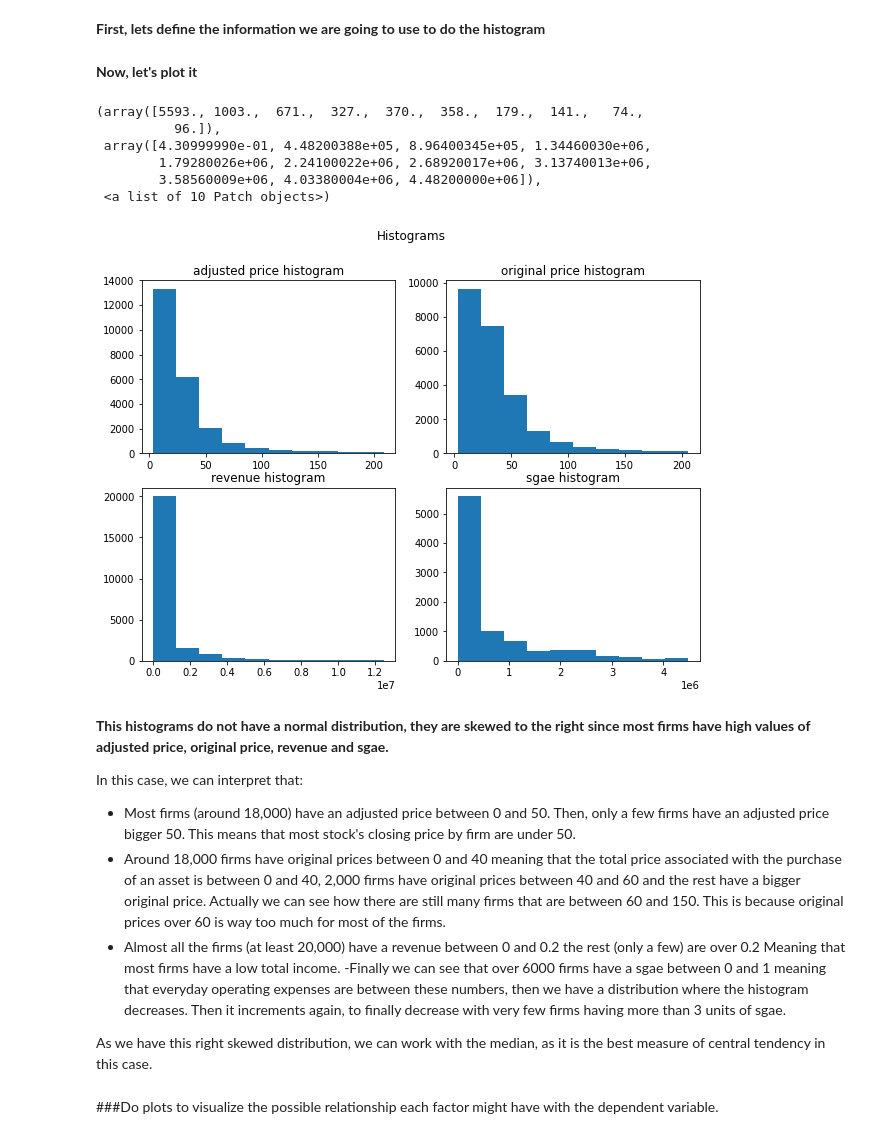
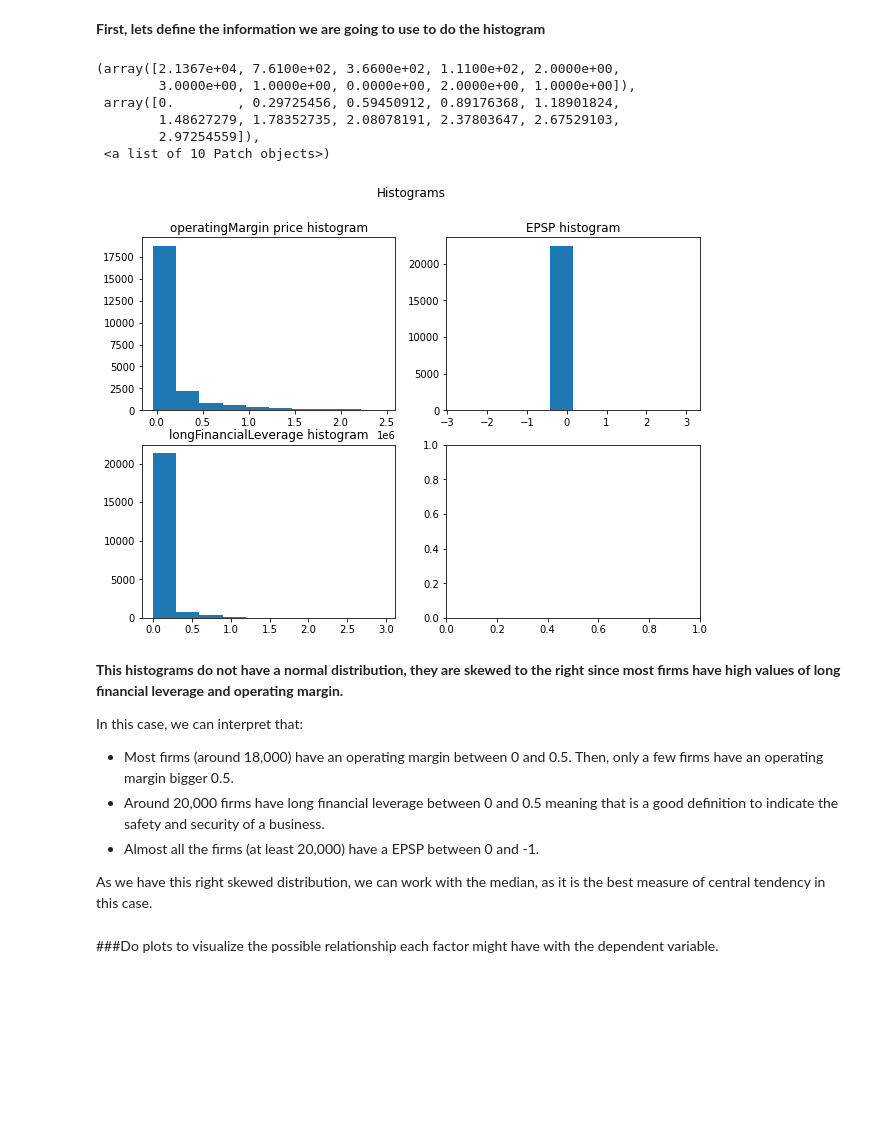
Before and after one commit to KarenRugerioA/Karen-s-Workshops, a Jupyter notebook: USFirmsAnalysis/USAFirms.ipynb, the cells around one changed output. Cells and saved outputs as stored; diff of their text form; code cells hidden in the pictures; blank space fills up the shorter version.

```diff
--- a/USFirmsAnalysis/USAFirms.ipynb
+++ b/USFirmsAnalysis/USAFirms.ipynb
@@ -705,7 +886,7 @@ financialData.set_index(['firm', 'qdate'], inplace=True)
 # %%
 #Getting the operating margin
 financialData['ebit'] = financialData.revenue - financialData.cogs - financialData.sgae - financialData.otheropexp
-financialData['operatingMargin'] = financialData.ebit / financialData.revenue
+financialData['operatingMargin'] = financialData.ebit / (financialData.revenue != 0)
 #Create a temporary dataset to work the information
 financialDataOM = financialData
 #Drop infinite data
@@ -951,8 +1125,8 @@ def RCC(price):
 # %%
 #Group dataset by firm, get the actual adjusted price and the shift 4, for making it a year
-financialData['r'] = financialData.groupby(['firm'])['adjprice'].shift(4).agg(RCC)
+financialData['r'] = np.log(financialData['adjprice'] - np.log(financialData['adjprice'].shift(4)))
 #Showing results
-financialData[['q', 'Name' ,'adjprice', 'r', 'shortdebt','totalassets']].dropna()
+financialData[['q', 'Name' ,'adjprice', 'r', 'shortdebt','totalassets']]
 # %% [output]
 |  |  | q | Name | adjprice | r | shortdebt | totalassets |
 | firm | qdate |  |  |  |  |  |  |
@@ -998,48 +1162,40 @@ corr.style.background_gradient(cmap='coolwarm')
 # %% [markdown]
 **First, lets define the information we are going to use to do the histogram**
 # %%
-#Define information to get financial adjusted price histogram
-financialDataADJ = financialData[(financialData["adjprice"] < financialData["adjprice"].quantile(.975)) & (financialData["adjprice"] > financialData["adjprice"].quantile(.025))]
-#Define information to get original price histogram
-financialDataOP = financialData[(financialData["originalprice"] < financialData["originalprice"].quantile(.975)) & (financialData["originalprice"] > financialData["originalprice"].quantile(.025))]
+#Define information to get financial operating margin histogram
+financialDataADJ = financialData[(financialData["operatingMargin"] < financialData["operatingMargin"].quantile(.975)) & (financialData["operatingMargin"] > financialData["operatingMargin"].quantile(.025))]
 #Define information to get revenue histogram
-financialDataRev = financialData[(financialData["revenue"] < financialData["revenue"].quantile(.975)) & (financialData["revenue"] > financialData["revenue"].quantile(.025))]
-#Define information to get sgae histogram
-financialDataSgae = financialData[(financialData["sgae"] < financialData["sgae"].quantile(.975)) & (financialData["sgae"] > financialData["sgae"].quantile(.025))]
+financialDataRev = financialData[(financialData["EPSP"] < financialData["EPSP"].quantile(.975)) & (financialData["EPSP"] > financialData["EPSP"].quantile(.025))]
+#Define information to get long Financial Leverage histogram
+financialDataSgae = financialData[(financialData["longFinancialLeverage"] < financialData["longFinancialLeverage"].quantile(.975)) & (financialData["longFinancialLeverage"] > financialData["longFinancialLeverage"].quantile(.025))]
-# %% [markdown]
-**Now, let's plot it**
 # %%
 fig, ax = plt.subplots(2, 2, figsize=(10,7))
 #fig, axs = plt.subplots(2, 2, figsize=(15, 15))
 fig.suptitle('Histograms')
-#Adjusted price histogram
-ax[0, 0].set_title('adjusted price histogram')
-ax[0, 0].hist(financialDataADJ['adjprice'])
-#Original price histogram
-ax[0, 1].set_title('original price histogram')
-ax[0, 1].hist(financialDataOP['originalprice'])
-#Revenue histogram
-ax[1, 0].set_title('revenue histogram')
-ax[1, 0].hist(financialDataRev['revenue'])
-#Sgae histogram
-ax[1, 1].set_title('sgae histogram')
-ax[1, 1].hist(financialDataSgae['sgae'])
+#operating margin histogram
+ax[0, 0].set_title('operatingMargin price histogram')
+ax[0, 0].hist(financialDataADJ['operatingMargin'])
+#EPSP histogram
+ax[0, 1].set_title('EPSP histogram')
+ax[0, 1].hist(financialDataOP['EPSP'])
+#longFinancialLeverage histogram
+ax[1, 0].set_title('longFinancialLeverage histogram')
+ax[1, 0].hist(financialDataRev['longFinancialLeverage'])
 # %% [output]
-(array([5593., 1003.,  671.,  327.,  370.,  358.,  179.,  141.,   74.,
-          96.]),
- array([4.30999990e-01, 4.48200388e+05, 8.96400345e+05, 1.34460030e+06,
-        1.79280026e+06, 2.24100022e+06, 2.68920017e+06, 3.13740013e+06,
-        3.58560009e+06, 4.03380004e+06, 4.48200000e+06]),
+(array([2.1367e+04, 7.6100e+02, 3.6600e+02, 1.1100e+02, 2.0000e+00,
+        3.0000e+00, 1.0000e+00, 0.0000e+00, 2.0000e+00, 1.0000e+00]),
+ array([0.        , 0.29725456, 0.59450912, 0.89176368, 1.18901824,
+        1.48627279, 1.78352735, 2.08078191, 2.37803647, 2.67529103,
+        2.97254559]),
  <a list of 10 Patch objects>)
-[figure, old version]
+[figure, new version]
 # %% [markdown]
-**This histograms do not have a normal distribution, they are skewed to the right since most firms have high values of adjusted price, original price, revenue and sgae.**
+**This histograms do not have a normal distribution, they are skewed to the right since most firms have high values of long financial leverage and operating margin.**
 
 In this case, we can interpret that:
-- Most firms (around 18,000) have an adjusted price between 0 and 50. Then, only a few firms have an adjusted price bigger 50. This means that most stock's closing price by firm are under 50.
-- Around 18,000 firms have original prices between 0 and 40 meaning that the  total price associated with the purchase of an asset is between 0 and 40, 2,000 firms have original prices between 40 and 60 and the rest have a bigger original price. Actually we can see how there are still many firms that are between 60 and 150. This is because original prices over 60 is way too much for most of the firms.
-- Almost all the firms (at least 20,000) have a revenue between 0 and 0.2 the rest (only a few) are over 0.2 Meaning that most firms have a low total income.
--Finally we can see that over 6000 firms have a sgae between 0 and 1 meaning that everyday operating expenses are between these numbers, then we have a distribution where the histogram decreases. Then it increments again, to finally decrease with very few firms having more than 3 units of sgae.
+- Most firms (around 18,000) have an operating margin between 0 and 0.5. Then, only a few firms have an operating margin bigger 0.5.
+- Around 20,000 firms have long financial leverage between 0 and 0.5 meaning that is a good definition to indicate the safety and security of a business.
+- Almost all the firms (at least 20,000) have a EPSP between 0 and -1.
 
 As we have this right skewed distribution, we can work with the median, as it is the best measure of central tendency in this case.
 # %% [markdown]
```
Also changed, not shown: parts of 87 cells of this notebook.
